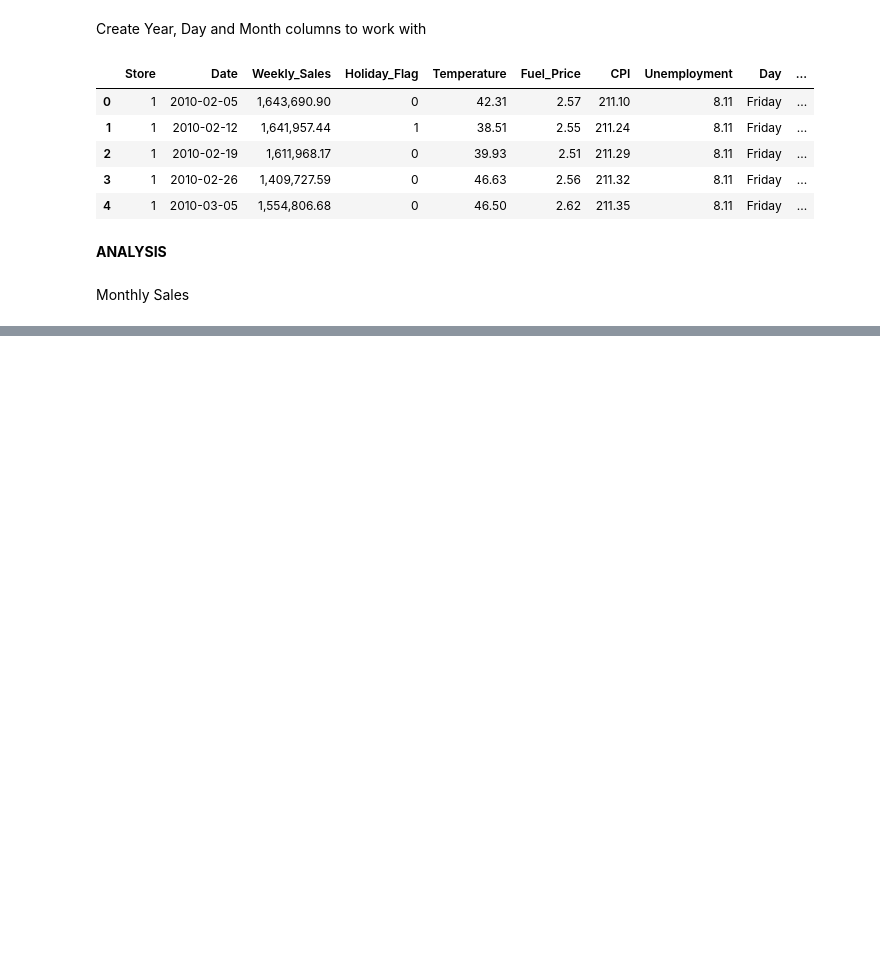
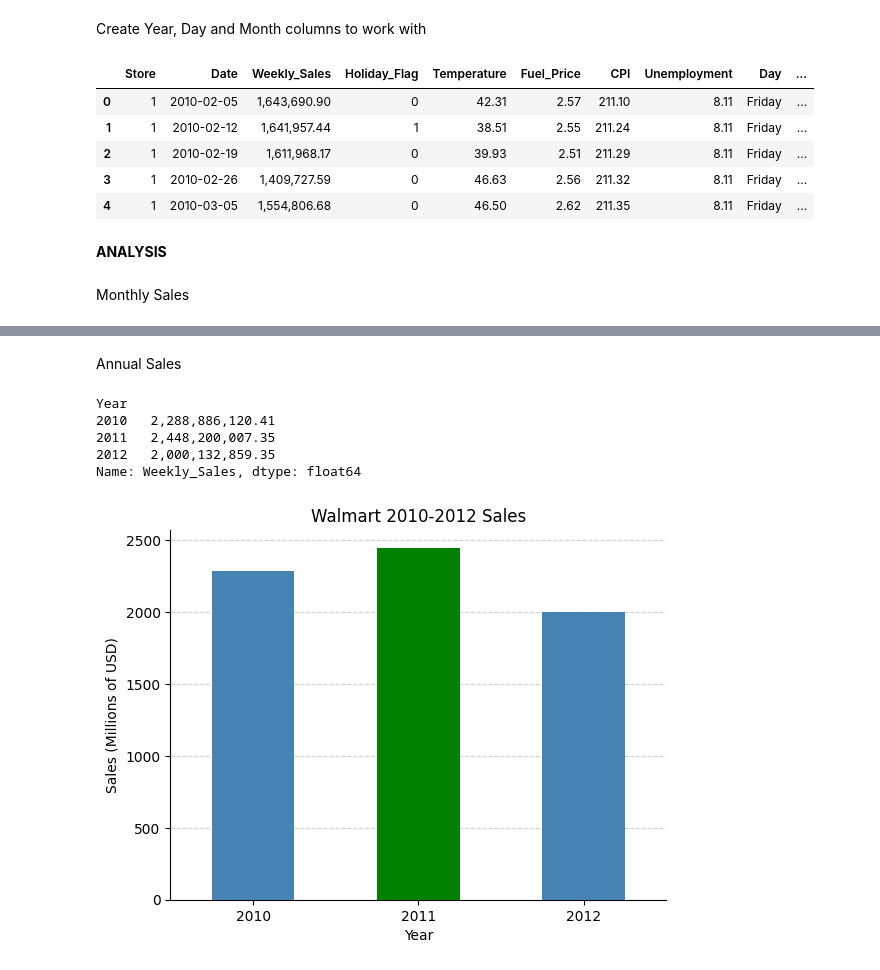
Before and after one commit to jcvd3v/retail-sales-data-insights, a Jupyter notebook: analysis.ipynb, the cells around one changed output, grey strips where cells are left out. Saved outputs shown, nothing was run; the diff lists cells and outputs as text; code cells hidden in the pictures; blank space fills up the shorter version.

```diff
--- a/analysis.ipynb
+++ b/analysis.ipynb
@@ -73,0 +74,20 @@ Name: Weekly_Sales, dtype: float64
+# %% [markdown]
+Annual Sales
+# %%
+annual_sales= df.groupby('Year')['Weekly_Sales'].sum()
+print(annual_sales)
+
+# Graph
+colors = ['green' if v == annual_sales.max() else 'steelblue' for v in annual_sales]
+(annual_sales/1000000).plot(kind='bar', title='Walmart 2010-2012 Sales', ylabel='Sales (Millions of USD)', color=colors, zorder=4)
+plt.xticks(rotation=0)
+plt.grid(axis='y', linestyle='--', alpha=0.6, zorder=1)  # grid settings
+plt.gca().spines['top'].set_visible(False) # spines visibility
+plt.gca().spines['right'].set_visible(False)
+# %% [output]
+Year
+2010   2,288,886,120.41
+2011   2,448,200,007.35
+2012   2,000,132,859.35
+Name: Weekly_Sales, dtype: float64
+[figure, added]
```
Also changed, not shown: parts of 1 cell of this notebook, 1 other file.
